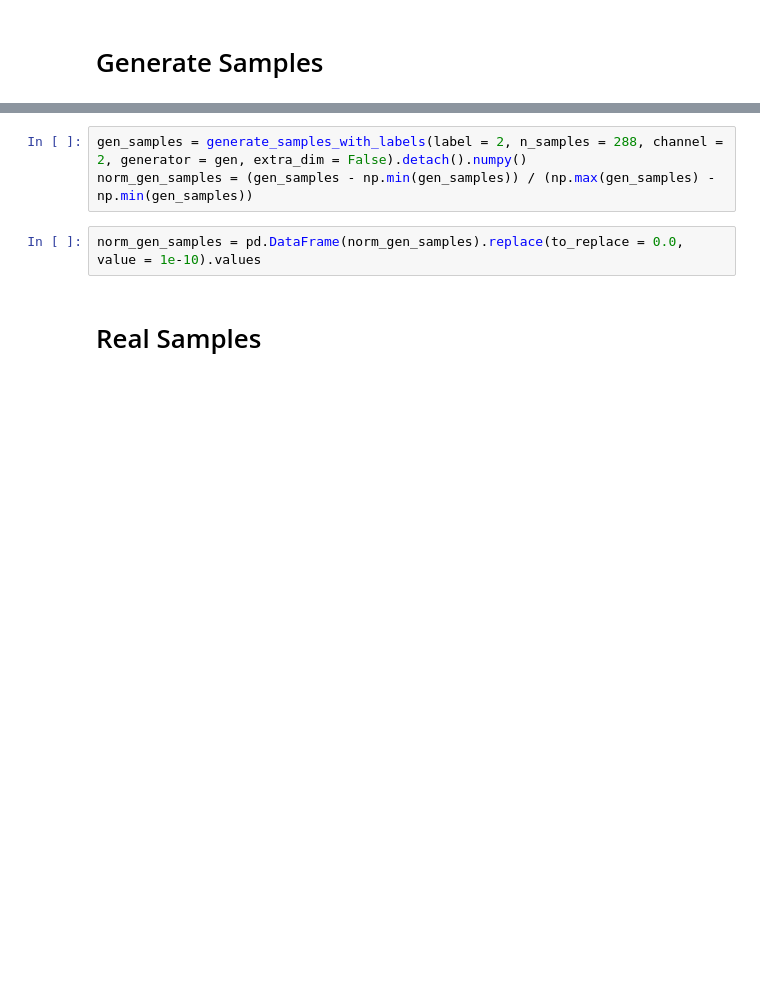
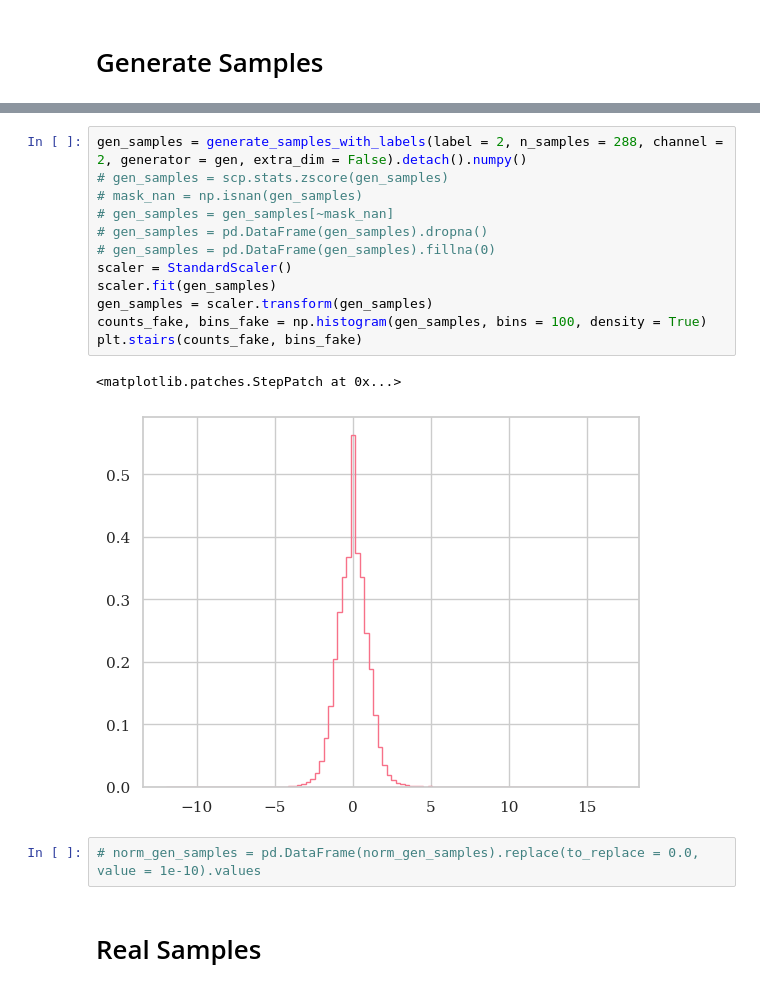
Before and after one commit to teaching-FEEC/dgm-2023.2, a Jupyter notebook: projetos/EEG_Data_Synth/notebooks/GANs/JS_metric.ipynb, the cells around one changed output, grey strips where cells are left out. Saved outputs shown, nothing was run; the diff lists cells and outputs as text; blank space fills up the shorter version.

```diff
--- a/projetos/EEG_Data_Synth/notebooks/GANs/JS_metric.ipynb
+++ b/projetos/EEG_Data_Synth/notebooks/GANs/JS_metric.ipynb
@@ -156,8 +188,20 @@ import pandas as pd
 # %%
 gen_samples = generate_samples_with_labels(label = 2, n_samples = 288, channel = 2, generator = gen, extra_dim = False).detach().numpy()
-norm_gen_samples = (gen_samples - np.min(gen_samples)) / (np.max(gen_samples) - np.min(gen_samples))
+# gen_samples = scp.stats.zscore(gen_samples)
+# mask_nan = np.isnan(gen_samples)
+# gen_samples = gen_samples[~mask_nan]
+# gen_samples = pd.DataFrame(gen_samples).dropna()
+# gen_samples = pd.DataFrame(gen_samples).fillna(0)
+scaler = StandardScaler()
+scaler.fit(gen_samples)
+gen_samples = scaler.transform(gen_samples)
+counts_fake, bins_fake = np.histogram(gen_samples, bins = 100, density = True)
+plt.stairs(counts_fake, bins_fake)
+# %% [output]
+<matplotlib.patches.StepPatch at 0x...>
+[figure, added]
 # %%
-norm_gen_samples = pd.DataFrame(norm_gen_samples).replace(to_replace = 0.0, value = 1e-10).values
+# norm_gen_samples = pd.DataFrame(norm_gen_samples).replace(to_replace = 0.0, value = 1e-10).values
 # %% [markdown]
 # Real Samples
 # %%
```
Also changed, not shown: parts of 11 cells of this notebook, 1 other file.
